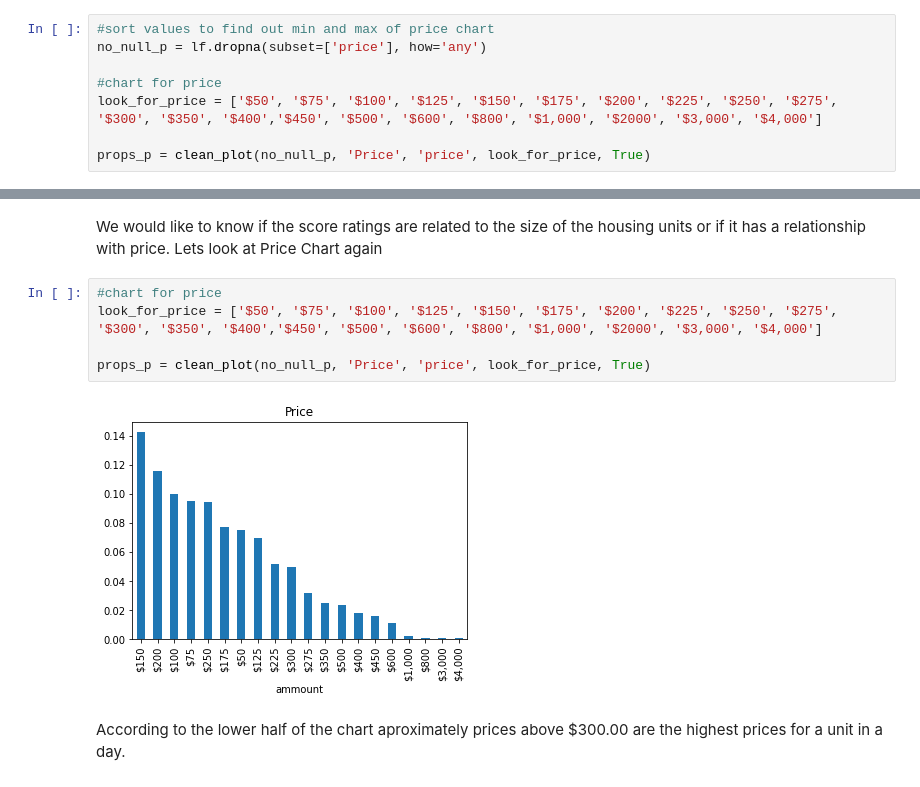
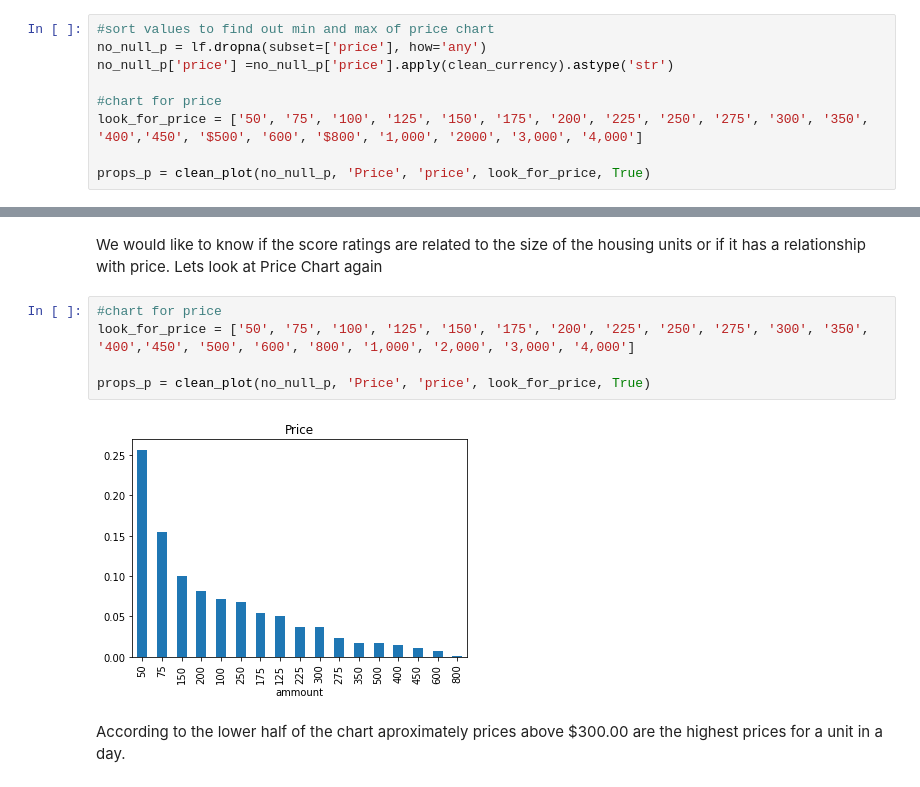
Before and after one commit to gichelli/airbnb-data-science, a Jupyter notebook: p1/prepare_data.ipynb, the cells around one changed output, grey strips where cells are left out. Drawn from its saved outputs; the diff is of its cells as text.

```diff
--- a/p1/prepare_data.ipynb
+++ b/p1/prepare_data.ipynb
@@ -264,9 +264,10 @@ props_clean_amenities = clean_plot(lf, 'Amenities', 'amenities', look_for_a, Tru
 # %%
 #sort values to find out min and max of price chart
 no_null_p = lf.dropna(subset=['price'], how='any')
+no_null_p['price'] =no_null_p['price'].apply(clean_currency).astype('str')
 
 #chart for price
-look_for_price = ['$50', '$75', '$100', '$125', '$150', '$175', '$200', '$225', '$250', '$275', '$300', '$350', '$400','$450', '$500', '$600', '$800', '$1,000', '$2000', '$3,000', '$4,000']
+look_for_price = ['50', '75', '100', '125', '150', '175', '200', '225', '250', '275', '300', '350', '400','450', '$500', '600', '$800', '1,000', '2000', '3,000', '4,000']
 
 props_p = clean_plot(no_null_p, 'Price', 'price', look_for_price, True)
 # %% [output]
@@ -359,11 +371,11 @@ It looks like one of the columns of our interest appears in the list of the colu
 We would like to know if the score ratings are related to the size of the housing units or if it has a relationship with price. Lets look at Price Chart again
 # %%
 #chart for price
-look_for_price = ['$50', '$75', '$100', '$125', '$150', '$175', '$200', '$225', '$250', '$275', '$300', '$350', '$400','$450', '$500', '$600', '$800', '$1,000', '$2000', '$3,000', '$4,000']
+look_for_price = ['50', '75', '100', '125', '150', '175', '200', '225', '250', '275', '300', '350', '400','450', '500', '600', '800', '1,000', '2,000', '3,000', '4,000']
 
 props_p = clean_plot(no_null_p, 'Price', 'price', look_for_price, True)
 # %% [output]
-[figure, old version]
+[figure, new version]
 # %% [markdown]
 According to the lower half of the chart aproximately prices above $300.00 are the highest prices for a unit in a day.
 # %%
```
Also changed, not shown: parts of 85 cells of this notebook.
